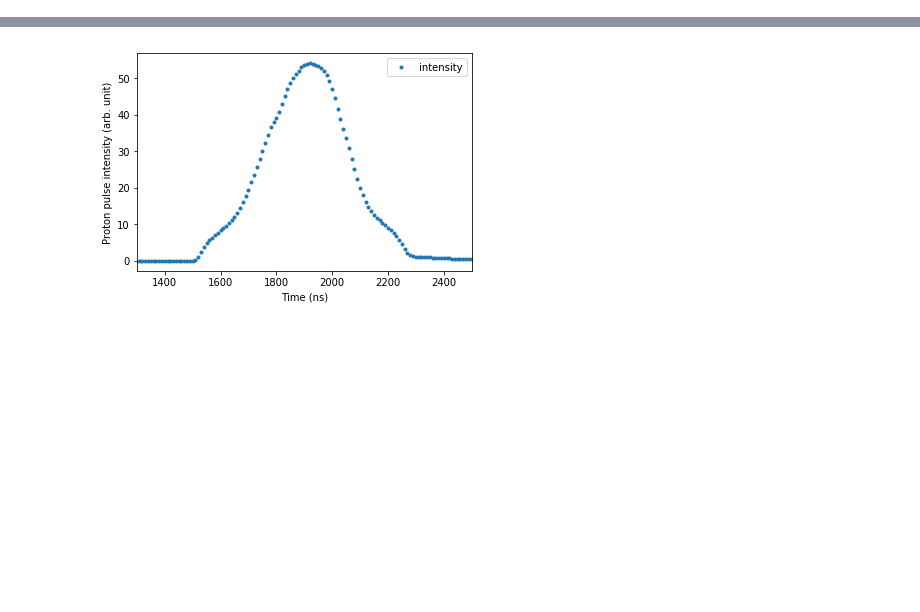
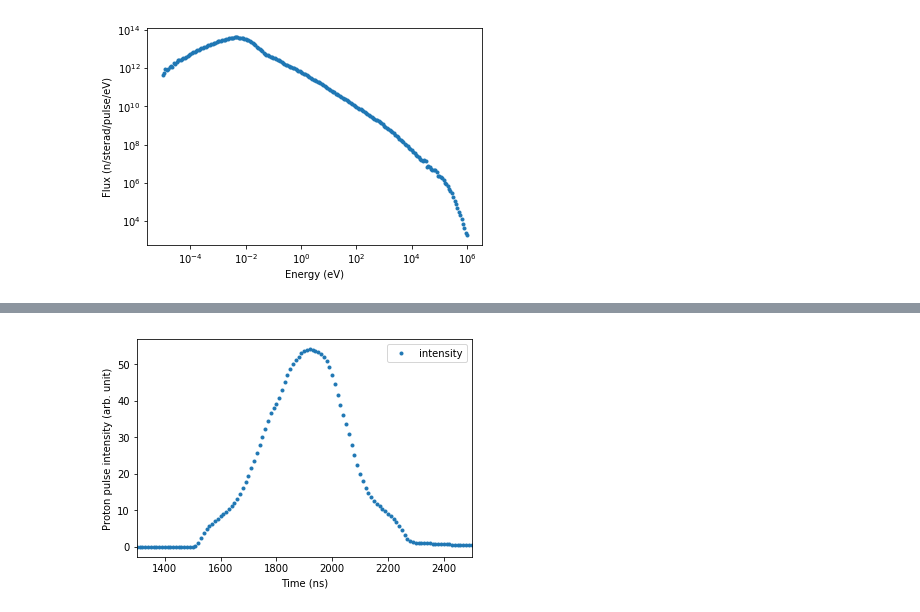
Before and after one commit to ornlneutronimaging/ResoFit, a Jupyter notebook: ResoFit/fit_neutron_pulse_shape_params.ipynb, the cells around one changed output, grey strips where cells are left out. Drawn from its saved outputs; the diff is of its cells as text; code cells hidden in the pictures; blank space fills up the shorter version.

```diff
--- a/ResoFit/fit_neutron_pulse_shape_params.ipynb
+++ b/ResoFit/fit_neutron_pulse_shape_params.ipynb
@@ -18,6 +19,10 @@ path2 = '/Users/y9z/Dropbox (ORNL)/Postdoc_Research/pulse_shape/source_section_2
 # %%
 neutron_pulse = NeutronPulse(path1)
 neutron_pulse.load_shape_each(path2)
+# %%
+neutron_pulse.plot_total()
+# %% [output]
+[figure, added]
 # %%
 neutron_pulse.fit_shape(e_min=1, e_max=500, model_index=1,
                         drop=False, check_each=True,
```
Also changed, not shown: parts of 16 cells of this notebook, 5 other files.
